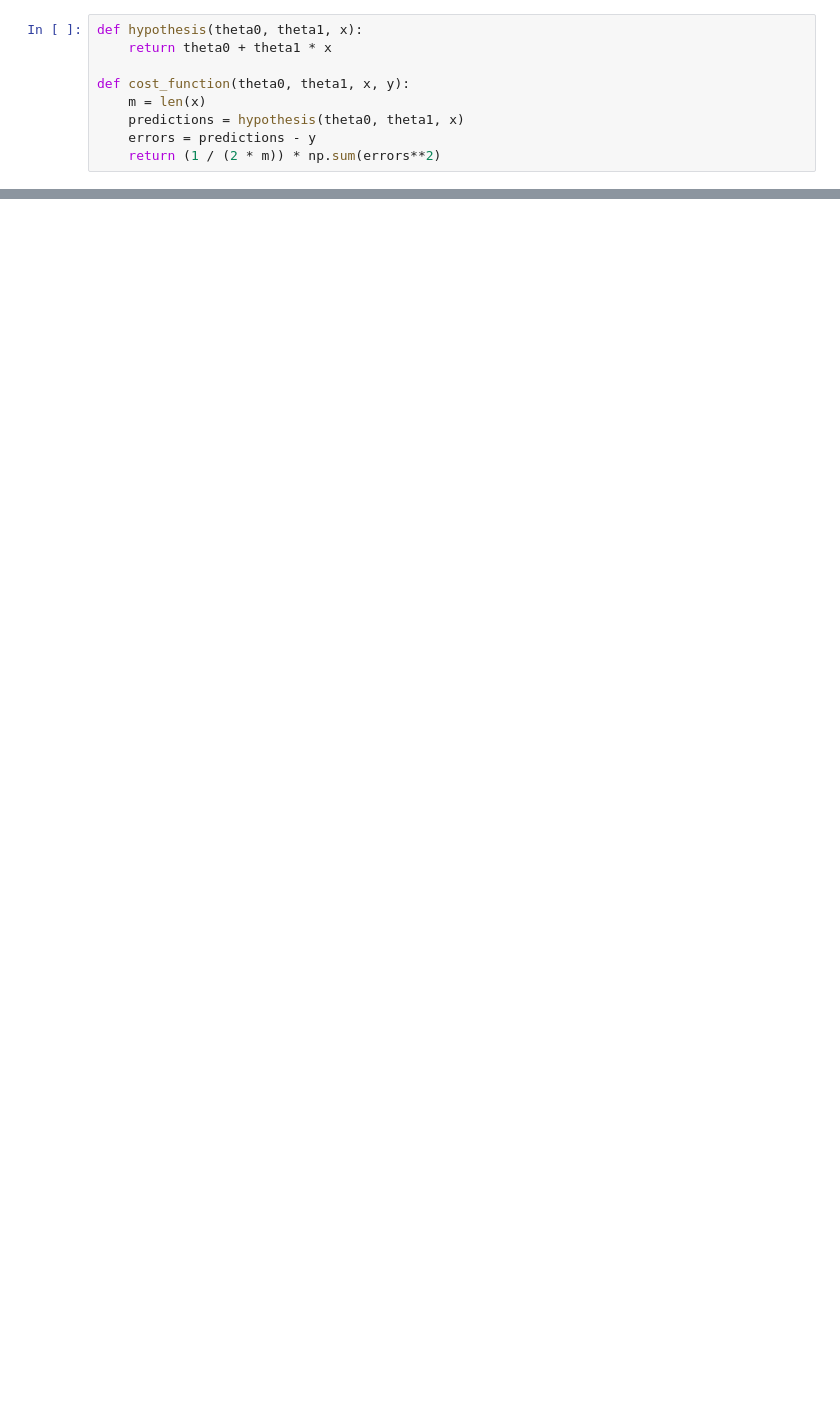
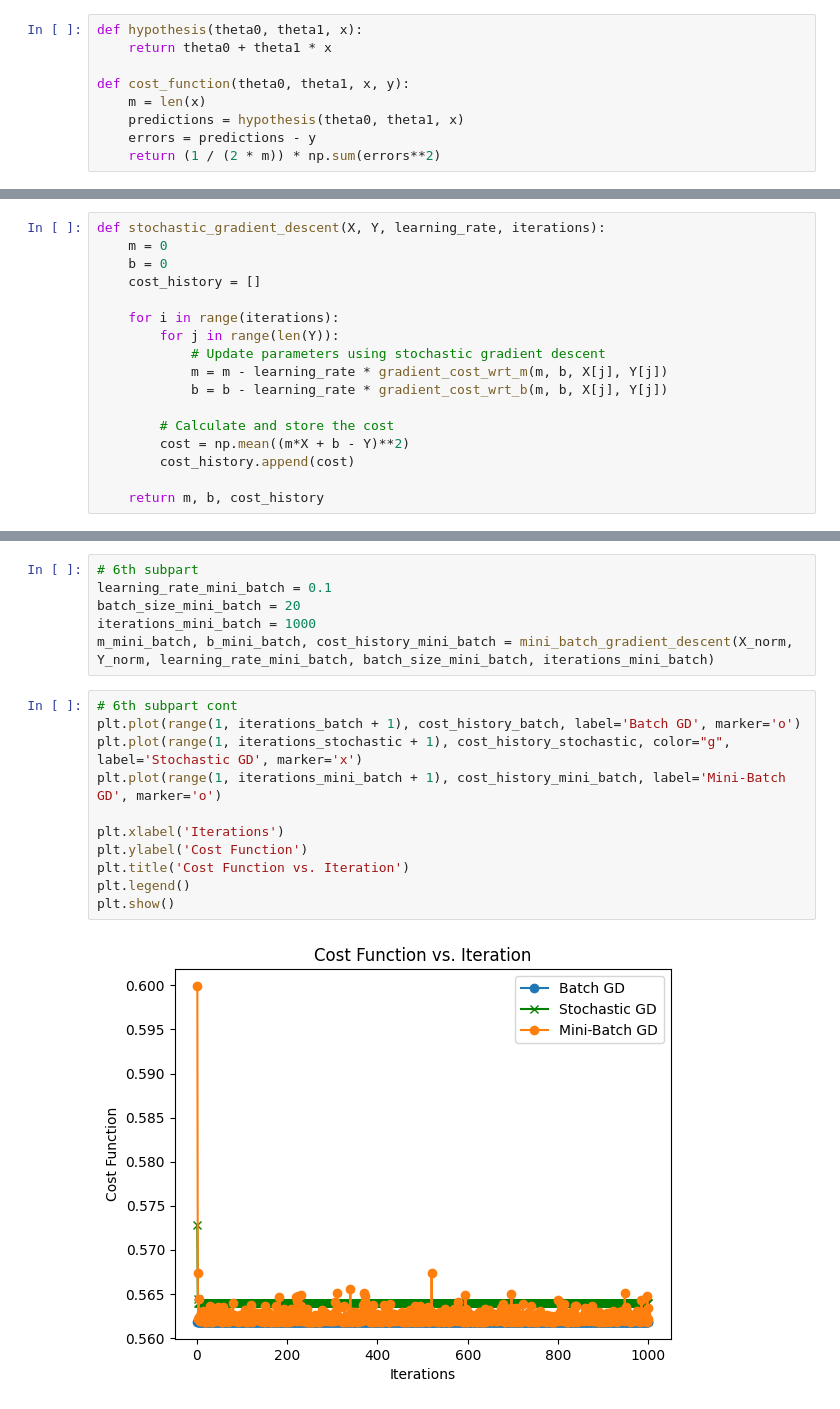
Before and after one commit to Abhishek-Mallick/Machine-Learning-KIIT, a Jupyter notebook: Simple Linear Regression/linear_reg.ipynb, the cells around one changed output, grey strips where cells are left out. Saved outputs shown, nothing was run; the diff lists cells and outputs as text; blank space fills up the shorter version.

```diff
--- a/Simple Linear Regression/linear_reg.ipynb
+++ b/Simple Linear Regression/linear_reg.ipynb
@@ -206,0 +321,17 @@ Converged at epoch 1
+# %%
+def stochastic_gradient_descent(X, Y, learning_rate, iterations):
+    m = 0
+    b = 0
+    cost_history = []
+
+    for i in range(iterations):
+        for j in range(len(Y)):
+            # Update parameters using stochastic gradient descent
+            m = m - learning_rate * gradient_cost_wrt_m(m, b, X[j], Y[j])
+            b = b - learning_rate * gradient_cost_wrt_b(m, b, X[j], Y[j])
+
+        # Calculate and store the cost
+        cost = np.mean((m*X + b - Y)**2)
+        cost_history.append(cost)
+
+    return m, b, cost_history
@@ -206,0 +374,19 @@ Converged at epoch 1
+# %%
+# 6th subpart
+learning_rate_mini_batch = 0.1
+batch_size_mini_batch = 20
+iterations_mini_batch = 1000
+m_mini_batch, b_mini_batch, cost_history_mini_batch = mini_batch_gradient_descent(X_norm, Y_norm, learning_rate_mini_batch, batch_size_mini_batch, iterations_mini_batch)
+# %%
+# 6th subpart cont
+plt.plot(range(1, iterations_batch + 1), cost_history_batch, label='Batch GD', marker='o')
+plt.plot(range(1, iterations_stochastic + 1), cost_history_stochastic, color="g", label='Stochastic GD', marker='x')
+plt.plot(range(1, iterations_mini_batch + 1), cost_history_mini_batch, label='Mini-Batch GD', marker='o')
+
+plt.xlabel('Iterations')
+plt.ylabel('Cost Function')
+plt.title('Cost Function vs. Iteration')
+plt.legend()
+plt.show()
+# %% [output]
+[figure, added]
```
Also changed, not shown: parts of 19 cells of this notebook, 1 other file.
